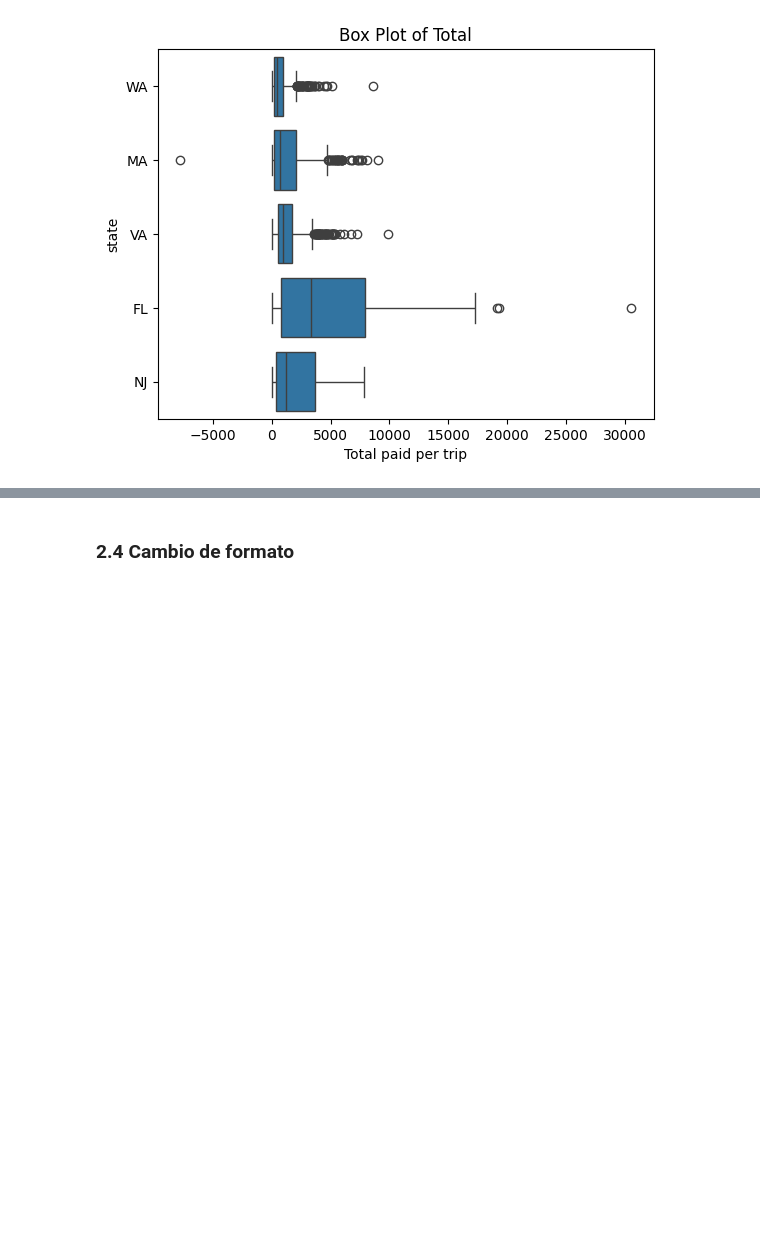
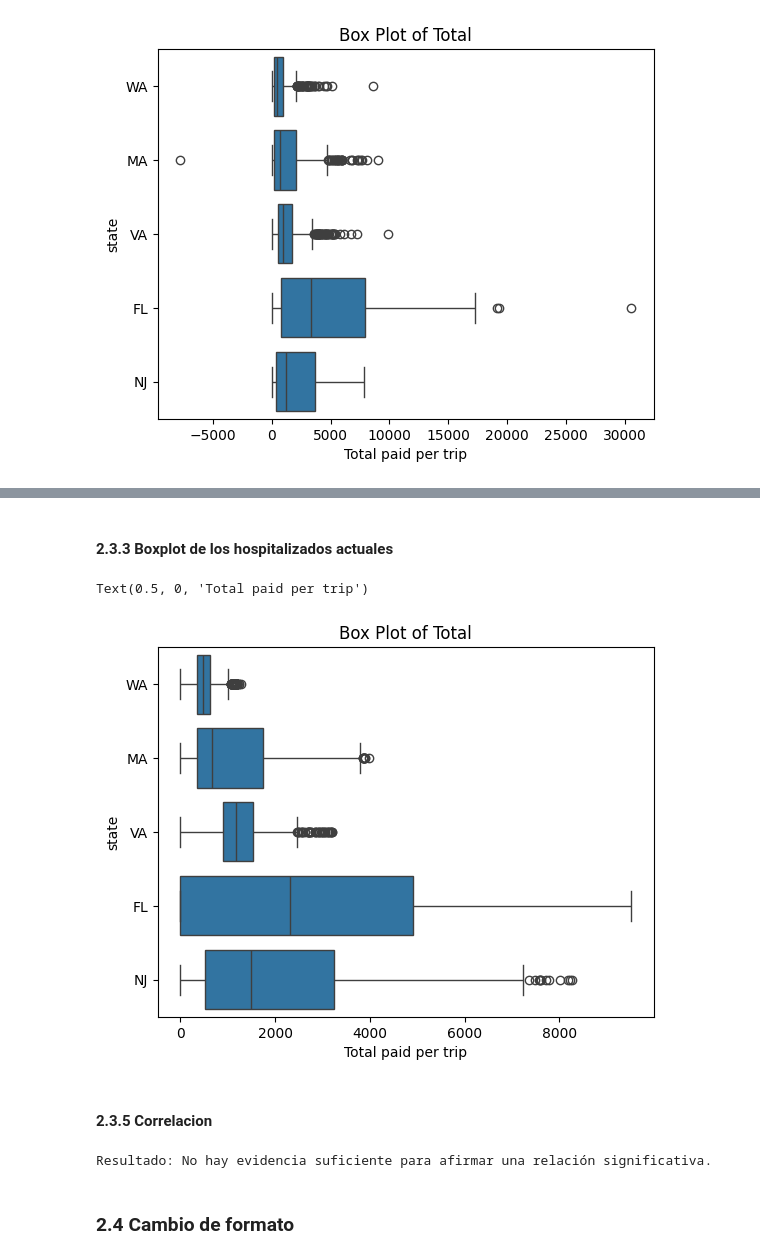
Before and after one commit to Bootcamp-DA-P2/proyecto5-exploratory-data-analysis-grupo2, a Jupyter notebook: note_book.ipynb, the cells around one changed output, grey strips where cells are left out. Cells and saved outputs as stored; diff of their text form; code cells hidden in the pictures; blank space fills up the shorter version.

```diff
--- a/note_book.ipynb
+++ b/note_book.ipynb
@@ -240,3 +257,33 @@ Text(0.5, 0, 'Total paid per trip')
+# %% [markdown]
+#### **2.3.3 Boxplot de los hospitalizados actuales**
+# %%
+# Create a box plot
+g = sns.boxplot(
+    data=df_states,
+    x="hospitalizedCurrently",
+    y="state",
+    order=top_5_frecuentes)
+# Add a title and change xlabel
+g.set_title('Box Plot of Total')
+g.set_xlabel('Total paid per trip')
+# %% [output]
+Text(0.5, 0, 'Total paid per trip')
+[figure, added]
+# %% [markdown]
+#### **2.3.5 Correlacion**
+# %%
+# Calcula la correlación directamente
+correlacion = df_states['hospitalizedCurrently'].corr(df_states['deathIncrease'])
+
+if correlacion < 0.05:
+
+    print("Resultado: La relación es estadísticamente significativa (p < 0.05).")
+
+else:
+
+    print("Resultado: No hay evidencia suficiente para afirmar una relación significativa.")
+# %% [output]
+Resultado: No hay evidencia suficiente para afirmar una relación significativa.
 # %% [markdown]
 ### **2.4 Cambio de formato**
 # %% [markdown]
```
Also changed, not shown: parts of 8 cells of this notebook.
